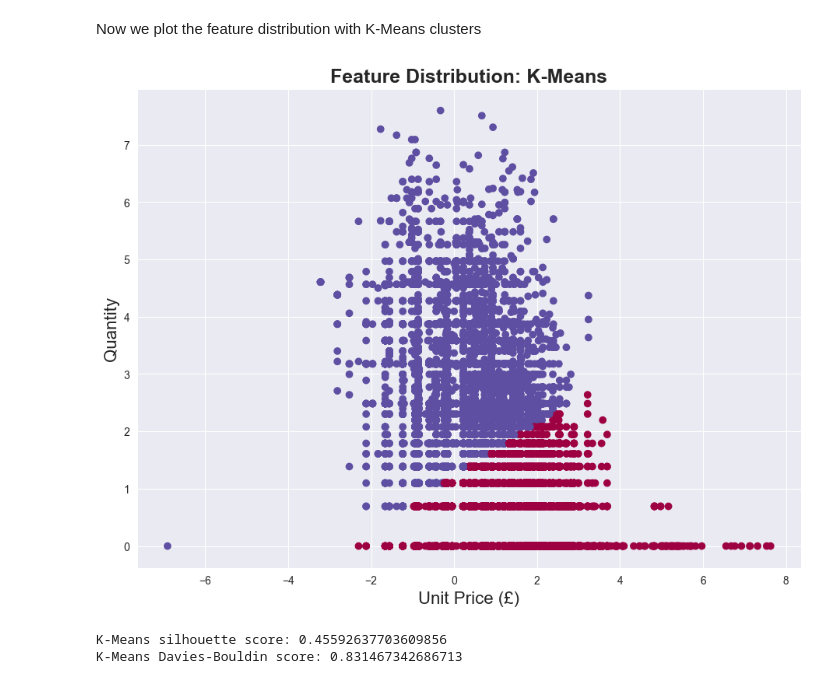
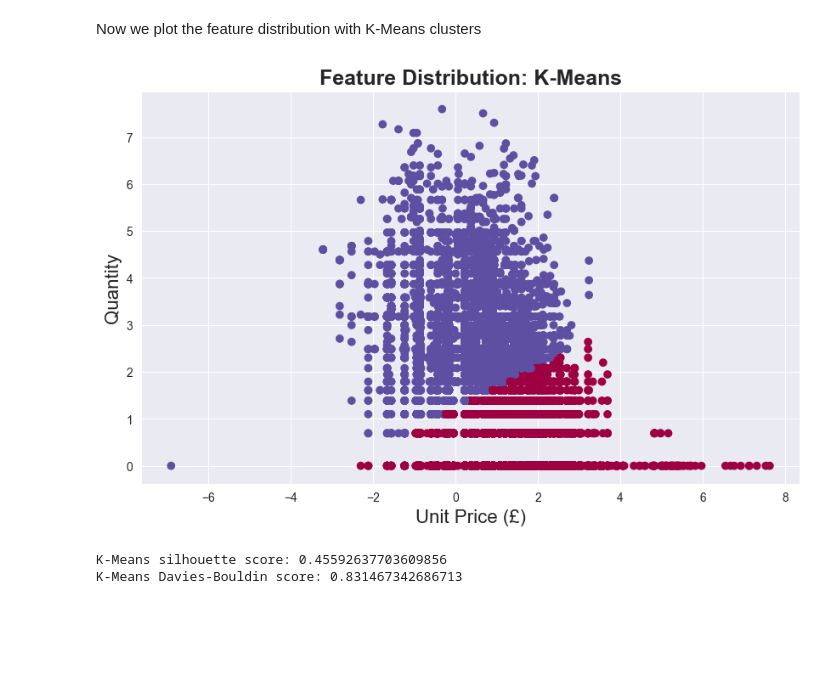
Before and after one commit to njanes/ecommerce-segmentation, a Jupyter notebook: customer-segmentation.ipynb, the cells around one changed output. Cells and saved outputs as stored; diff of their text form; code cells hidden in the pictures; blank space fills up the shorter version.

```diff
--- a/customer-segmentation.ipynb
+++ b/customer-segmentation.ipynb
@@ -202,14 +188,14 @@ km = KMeans(n_clusters=num_clusters, random_state=8, n_init="auto").fit(log_data
 Now we plot the feature distribution with K-Means clusters
 # %%
 # Create scatter plot with KMeans clusters
-fig = plt.figure(figsize=(11,8))
+fig = plt.figure(figsize=(10,6))
 ax = fig.add_subplot(111)
 plt.scatter(data=log_data, x='UnitPrice', y='Quantity', c=km.labels_, cmap='Spectral')
 plt.xlabel("Unit Price (£)", fontsize = 16)
 plt.ylabel("Quantity", fontsize = 16)
 plt.title("Feature Distribution: K-Means", fontsize = 18, fontweight="bold");
 # %% [output]
-[figure, old version]
+[figure, new version]
 # %%
 # Calculate silhouette, Davies-Bouldin score
 km_sil = silhouette_score(log_data, km.fit_predict(log_data))
```
Also changed, not shown: parts of 8 cells of this notebook, 6 other files.
